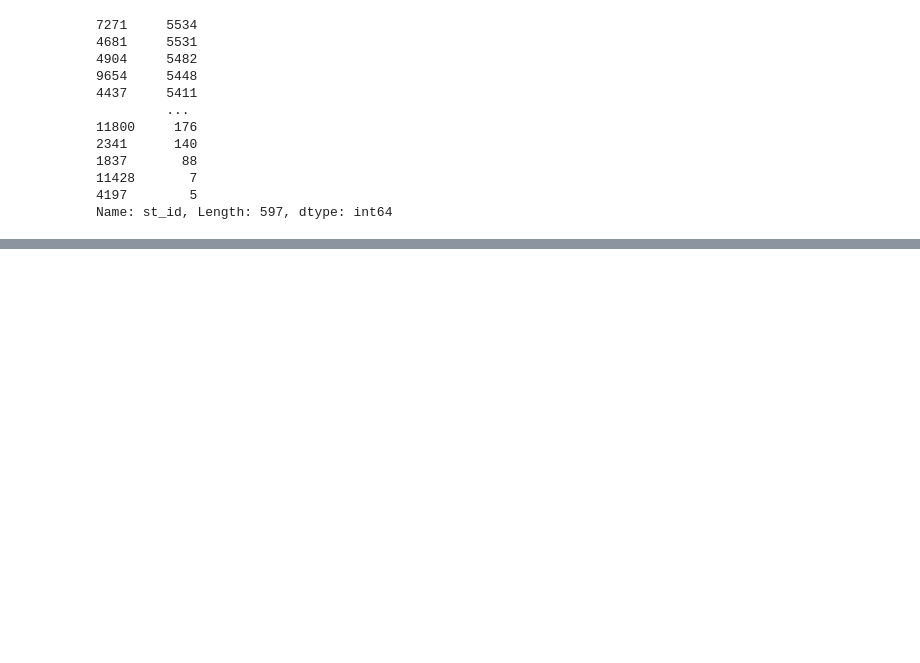
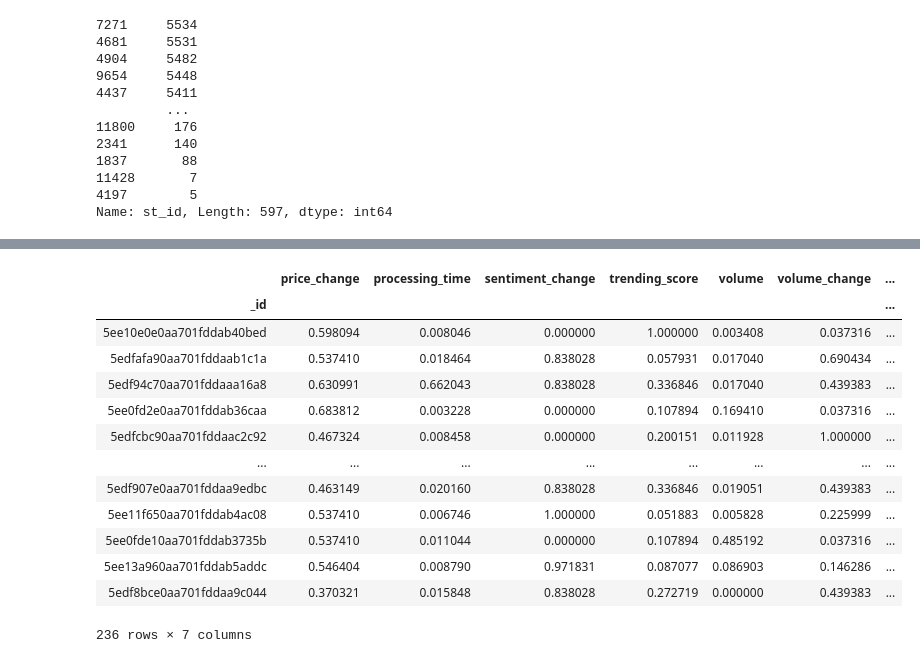
Before and after one commit to jcanque777/stock_market_data_prediction, a Jupyter notebook: test_models.ipynb, the cells around one changed output, grey strips where cells are left out. Cells and saved outputs as stored; diff of their text form; code cells hidden in the pictures; blank space fills up the shorter version.

```diff
--- a/test_models.ipynb
+++ b/test_models.ipynb
@@ -279,0 +649,19 @@ all_stocks_intraday_df[all_stocks_intraday_df['st_id'] == 7271]
+# %%
+lin_models = []
+for i in preprocessed_dfs.keys():
+    model_results = {}
+    X, y, X_train, X_test, y_train, y_test = shuffle_n_split(preprocessed_dfs[i])
+    X_train = preprocess_minmax(X_train)
+    X_test = preprocess_minmax(X_test)
+    regr = LinearRegression()
+    regr.fit(X_train, y_train)
+    y_pred = regr.predict(X_test)
+    mse = mean_squared_error(y_pred, y_test)
+    rmse = mse**.5
+    model_results['X_train'] = X_train
+    model_results['X_test'] = X_test
+    model_results['y_pred'] = y_pred
+    model_results['rmse'] = rmse
+    model_results['y_train'] = y_train
+    model_results['y_test'] = y_test
+    lin_models.append(model_results)
@@ -279,0 +684,17 @@ all_stocks_intraday_df[all_stocks_intraday_df['st_id'] == 7271]
+# %%
+lin_models[-2]['X_train']
+# %% [output]
+|  | price_change | processing_time | sentiment_change | trending_score | volume | volume_change | ... |
+| _id |  |  |  |  |  |  | ... |
+| 5ee10e0e0aa701fddab40bed | 0.598094 | 0.008046 | 0.000000 | 1.000000 | 0.003408 | 0.037316 | ... |
+| 5edfafa90aa701fddaab1c1a | 0.537410 | 0.018464 | 0.838028 | 0.057931 | 0.017040 | 0.690434 | ... |
+| 5edf94c70aa701fddaaa16a8 | 0.630991 | 0.662043 | 0.838028 | 0.336846 | 0.017040 | 0.439383 | ... |
+| 5ee0fd2e0aa701fddab36caa | 0.683812 | 0.003228 | 0.000000 | 0.107894 | 0.169410 | 0.037316 | ... |
+| 5edfcbc90aa701fddaac2c92 | 0.467324 | 0.008458 | 0.000000 | 0.200151 | 0.011928 | 1.000000 | ... |
+| ... | ... | ... | ... | ... | ... | ... | ... |
+| 5edf907e0aa701fddaa9edbc | 0.463149 | 0.020160 | 0.838028 | 0.336846 | 0.019051 | 0.439383 | ... |
+| 5ee11f650aa701fddab4ac08 | 0.537410 | 0.006746 | 1.000000 | 0.051883 | 0.005828 | 0.225999 | ... |
+| 5ee0fde10aa701fddab3735b | 0.537410 | 0.011044 | 0.000000 | 0.107894 | 0.485192 | 0.037316 | ... |
+| 5ee13a960aa701fddab5addc | 0.546404 | 0.008790 | 0.971831 | 0.087077 | 0.086903 | 0.146286 | ... |
+| 5edf8bce0aa701fddaa9c044 | 0.370321 | 0.015848 | 0.838028 | 0.272719 | 0.000000 | 0.439383 | ... |
+236 rows × 7 columns
```
Also changed, not shown: parts of 100 cells of this notebook.
